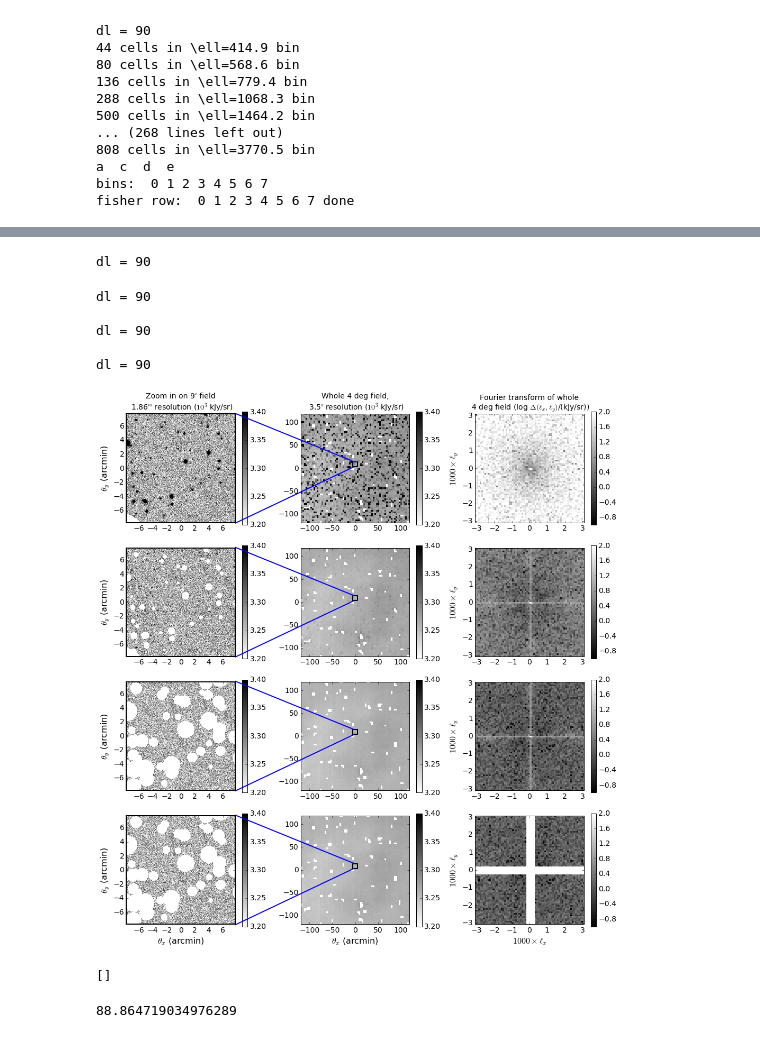
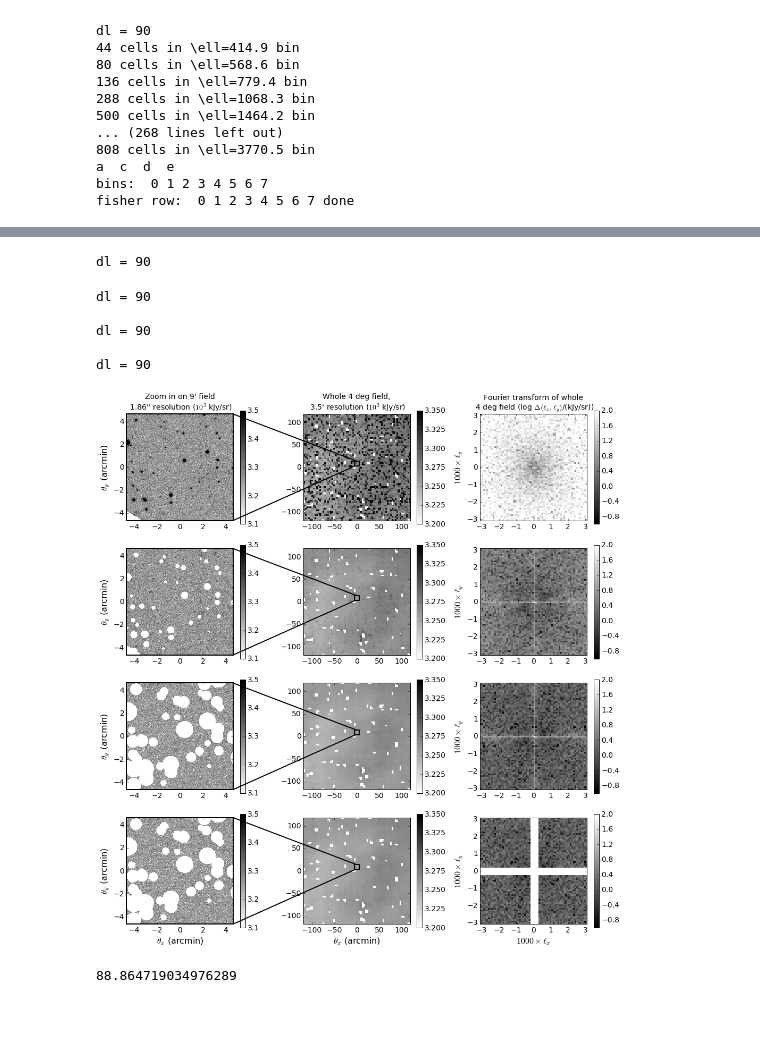
Before and after one commit to abrahamneben/21cmIRxcor, a Jupyter notebook: better_fg_masking_with_opt_pspec/big_foreground_masking_study.ipynb, the cells around one changed output, grey strips where cells are left out. Drawn from its saved outputs; the diff is of its cells as text; code cells hidden in the pictures.

```diff
--- a/better_fg_masking_with_opt_pspec/big_foreground_masking_study.ipynb
+++ b/better_fg_masking_with_opt_pspec/big_foreground_masking_study.ipynb
@@ -443,27 +434,29 @@ a  c  d  e
 bins:  0 1 2 3 4 5 6 7
 fisher row:  0 1 2 3 4 5 6 7 done
 # %%
-#lbins_pspec_img_zoom_list = pickle.load(open( d+"lbins_pspec_img_zoom_list_4frames_1.p", "rb" ) )
+d = '/home/abrahamn/xcor_data/analysis/ATLAS_mwa57694_rereduction/'
+lbins_pspec_img_zoom_list = pickle.load(open( d+"lbins_pspec_img_zoom_list_4frames_2.p", "rb" ) )
 # %%
-stys = ['r.:','c.--','b.-.','k.-']
+stys = ['r.:','c.--','y.-','bs-']
+lws = [1,1,1,1]
 matplotlib.rcParams.update({'font.size': 14})
 
-plt.figure(figsize=(6,6))
+plt.figure(figsize=(6,7))
 labels = ['Raw','Mask sources to 5$\sigma$','Mask sources to 12$\sigma$ and >100kJy/sr','& exclude $|\ell_x|,|\ell_y|<200$' ]
 
 for framei in range(4):
     for j in range(4):
         l = labels[j] if framei == 0 else ''
         lbins,pspec,img_kjy_per_sr_meansub,masked_img_zoom,params = lbins_pspec_img_zoom_list[framei][j]
-        plt.loglog(lbins,sqrt(lbins**2*pspec/(2*pi)),stys[j],label=l)
+        plt.loglog(lbins,sqrt(lbins**2*pspec/(2*pi)),stys[j],label=l,linewidth=lws[j])
 
 plt.errorbar(ell_Cell_ciber[1::3,0],ell_Cell_ciber[1::3,1],yerr=[np.abs(ell_Cell_ciber[1::3,1]-ell_Cell_ciber[0::3,1]),\
-                                                                 np.abs(ell_Cell_ciber[2::3,1]-ell_Cell_ciber[1::3,1])],fmt='o',label='CIBER 1.1um')
+                                                                 np.abs(ell_Cell_ciber[2::3,1]-ell_Cell_ciber[1::3,1])],fmt='o',label='CIBER 1.1um',color='k')
 
 plt.loglog(ell_Cell_eormodel[:,0],ell_Cell_eormodel[:,1],'k:',label='EOR theory')
 
-plt.legend(fontsize=10,loc=4)
-plt.ylim([.02,100])
+plt.legend(fontsize=10,loc=(.3,.1))
+plt.ylim([.01,200])
 plt.xlim([300,1.e4])
 plt.xlabel('$\ell$',fontsize=16)
 plt.ylabel('$\Delta(\ell)$ (kJy/sr)',fontsize=16)
@@ -487,10 +480,11 @@ for j in range(4):
 
     plt.subplot(4,3,3*j+1)
     axes[j].append(plt.gca())
-    plt.imshow(adu2kjy_per_sr*masked_img_zoom[0:300,300:600]/1.e3,interpolation='nearest',cmap='gray_r',rasterized=True,\
-              vmin=3.2,vmax=3.4,extent=[-asec_per_pixel/60*d/2,asec_per_pixel/60*d/2,-asec_per_pixel/60*d/2,asec_per_pixel/60*d/2])
+    d = 300
+    plt.imshow(adu2kjy_per_sr*masked_img_zoom[0:d,300:300+d]/1.e3,interpolation='nearest',cmap='gray_r',rasterized=True,\
+              vmin=3.1,vmax=3.5,extent=[-asec_per_pixel/60*d/2,asec_per_pixel/60*d/2,-asec_per_pixel/60*d/2,asec_per_pixel/60*d/2])
     cbar = plt.colorbar()
-    cbar.set_ticks(3.2+.05*np.arange(5))
+    cbar.set_ticks(3.1+.1*np.arange(5))
     plt.ylabel('$\\theta_y$ (arcmin)',fontsize=16)
     if j == 3: plt.xlabel('$\\theta_x$ (arcmin)',fontsize=16)
     if j == 0: plt.title('Zoom in on 9\' field\n 1.86\'\' resolution ($10^3$ kJy/sr)',fontsize=14)
@@ -501,10 +495,10 @@ for j in range(4):
     n_coarse = img_kjy_per_sr.shape[0]
     dtheta_coarse_amin = 3.5
     dtheta_coarse_rad = dtheta_coarse_amin/60.*np.pi/180
-    plt.imshow(img_kjy_per_sr/1.e3,interpolation='nearest',cmap='gray_r',vmin=3.2,vmax=3.4,rasterized=True,\
+    plt.imshow(img_kjy_per_sr/1.e3,interpolation='nearest',cmap='gray_r',vmin=3.2,vmax=3.35,rasterized=True,\
               extent=[-dtheta_coarse_amin*n_coarse/2,dtheta_coarse_amin*n_coarse/2,-dtheta_coarse_amin*n_coarse/2,dtheta_coarse_amin*n_coarse/2])
     cbar = plt.colorbar()
-    cbar.set_ticks(3.2+.05*np.arange(5))
+    cbar.set_ticks(3.2+.025*np.arange(8))
     if j == 3: plt.xlabel('$\\theta_x$ (arcmin)',fontsize=16)
     if j == 0: plt.title('Whole 4 deg field,\n 3.5\' resolution ($10^3$ kJy/sr)',fontsize=14)
 
@@ -535,42 +529,38 @@ for j in range(4):
                interpolation='nearest',cmap='gray',extent=[-n_coarse/2*dl/1.e3,n_coarse/2*dl/1.e3,-n_coarse/2*dl/1.e3,n_coarse/2*dl/1.e3])
     if j == 0: plt.title('Fourier transform of whole\n 4 deg field (log $\Delta(\ell_x,\ell_y)}$/(kJy/sr))',fontsize=14)
     plt.ylabel('$1000\\times\ell_y$',fontsize=16)
     if j == 3: plt.xlabel('$1000\\times\ell_x$',fontsize=16)
     plt.colorbar()
 
 
     plt.xlim([-n_coarse/2*dl/1.e3,n_coarse/2*dl/1.e3])
     plt.ylim([-n_coarse/2*dl/1.e3,n_coarse/2*dl/1.e3])
 
 plt.tight_layout()
 
 for j in range(4):
     [i.set_linewidth(2) for i in axes[j][0].spines.itervalues()]
 
-    coord1 = transFigure.transform(axes[j][0].transData.transform([7.8,7.5]))
+    coord1 = transFigure.transform(axes[j][0].transData.transform([4.65,4.35]))
     coord2 = transFigure.transform(axes[j][1].transData.transform([-3,14]))
-    line = matplotlib.lines.Line2D((coord1[0],coord2[0]),(coord1[1],coord2[1]),transform=fig.transFigure,linewidth=2)
+    line = matplotlib.lines.Line2D((coord1[0],coord2[0]),(coord1[1],coord2[1]),transform=fig.transFigure,linewidth=2,color='k')
     fig.lines.append(line)
 
-    coord1 = transFigure.transform(axes[j][0].transData.transform([7.8,-7.5]))
+    coord1 = transFigure.transform(axes[j][0].transData.transform([4.65,-4.35]))
     coord2 = transFigure.transform(axes[j][1].transData.transform([-3,3]))
-    line = matplotlib.lines.Line2D((coord1[0],coord2[0]),(coord1[1],coord2[1]),transform=fig.transFigure,linewidth=2)
+    line = matplotlib.lines.Line2D((coord1[0],coord2[0]),(coord1[1],coord2[1]),transform=fig.transFigure,linewidth=2,color='k')
     fig.lines.append(line)
 
 
 plt.savefig('big_foreground_masking_study_2.pdf',bbox_inches='tight')
 # %% [output]
 dl = 90
 dl = 90
 
 dl = 90
 
 dl = 90
-[figure, old version]
+[figure, new version]
-# %%
-fig.lines
-# %% [output]
-[]
 # %%
 10*adu2kjy_per_sr
 # %% [output]
```
Also changed, not shown: parts of 2 cells of this notebook, 2 other files.
